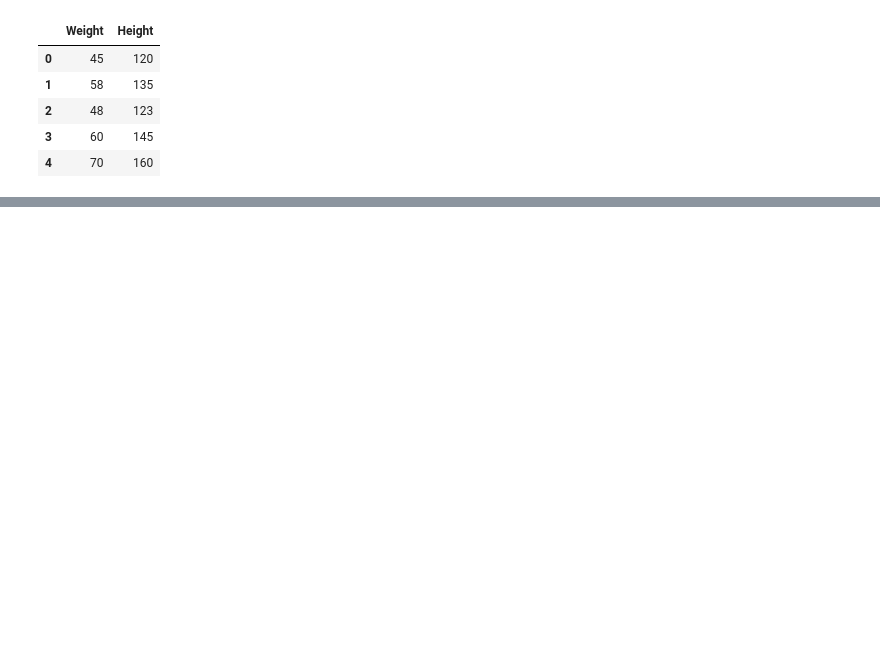
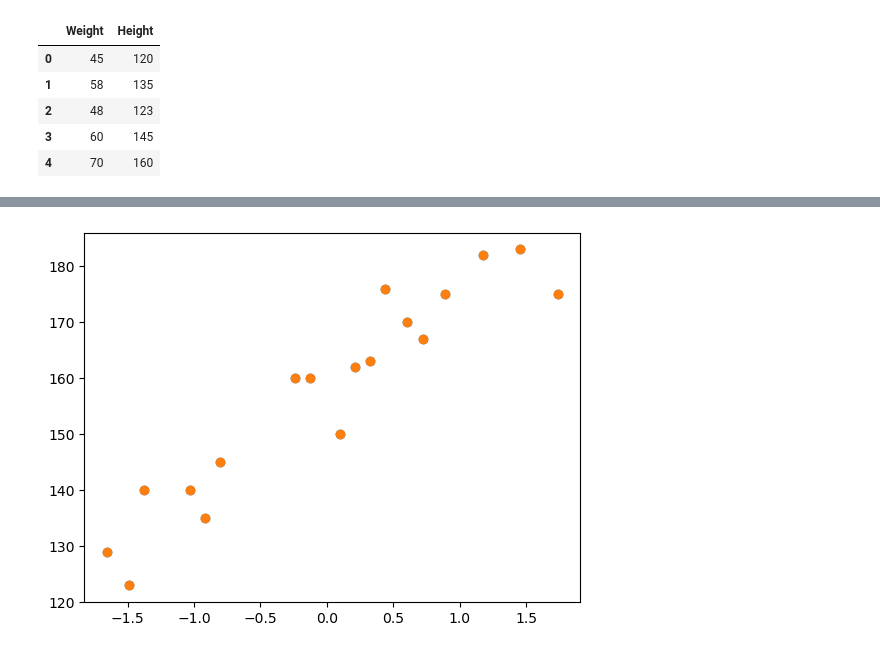
Before and after one commit to OmnitriX-7/Height-Predictor-Model, a Jupyter notebook: model.ipynb, the cells around one changed output, grey strips where cells are left out. Saved outputs shown, nothing was run; the diff lists cells and outputs as text; code cells hidden in the pictures; blank space fills up the shorter version.

Commit message:
train test split

```diff
--- a/model.ipynb
+++ b/model.ipynb
@@ -23,0 +24,4 @@ plt.show()
+# %%
+#dividing dataset into independent and dependent features
+X = df[['Weight']] #independent feature
+Y = df['Height'] #dependent feature
@@ -23,0 +30,2 @@ plt.show()
+# %%
+X_train, X_test, Y_train, Y_test = train_test_split(X, Y, test_size=0.20, random_state=42)
@@ -23,0 +43,2 @@ plt.show()
+# %%
+scaler = StandardScaler()
@@ -23,0 +54,8 @@ plt.show()
+# %%
+X_train = scaler.fit_transform(X_train)
+X_test = scaler.transform(X_test)
+# %%
+plt.scatter(X_train, Y_train)
+plt.show()
+# %% [output]
+[figure, added]
```
Also changed, not shown: parts of 6 cells of this notebook.
